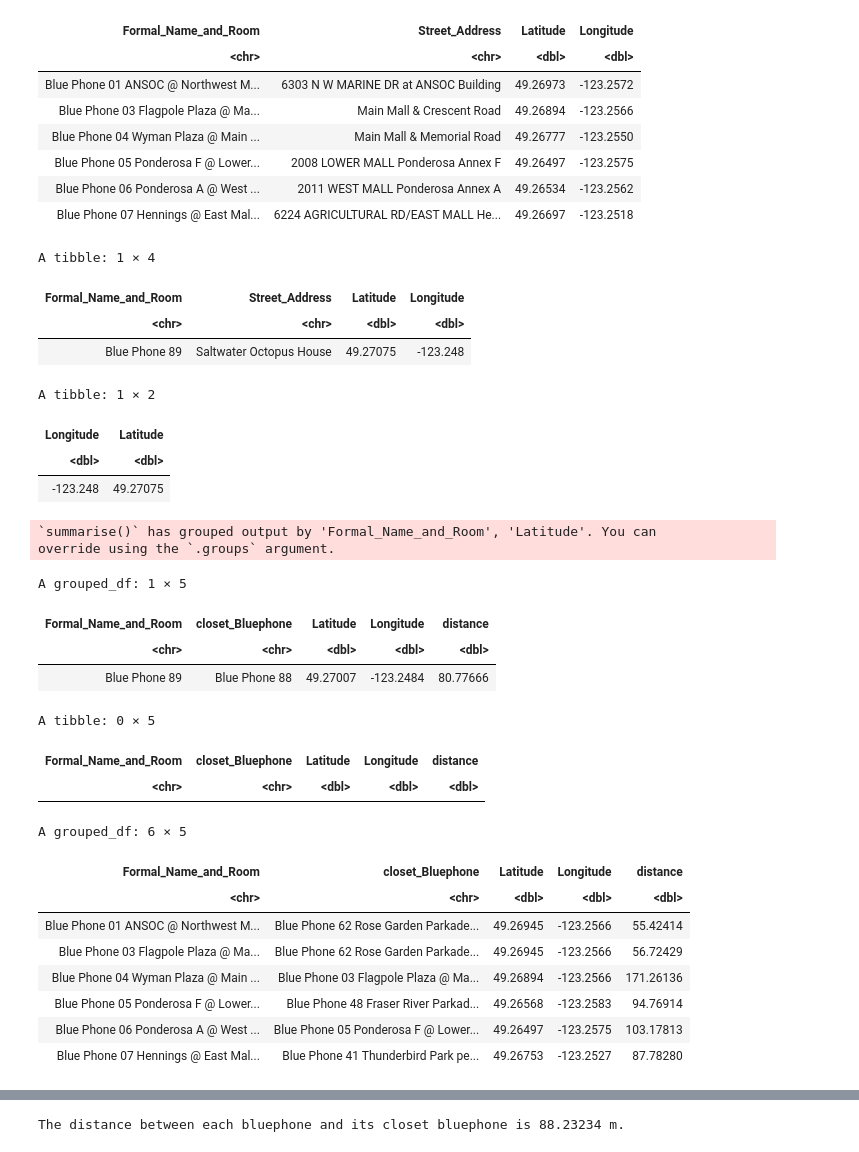
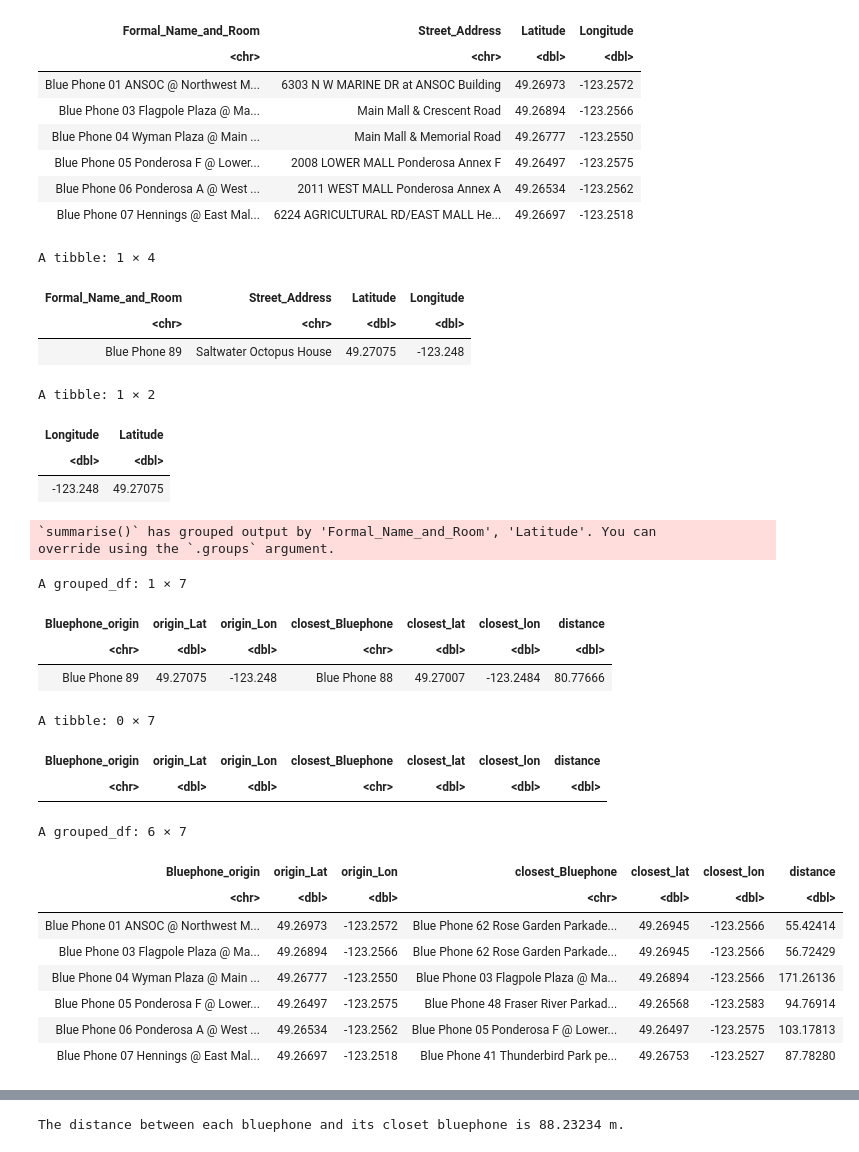
Before and after one commit to AllenCheng5186/VANT149-Group9-Research-Project, a Jupyter notebook: Main Ready for Print.ipynb, the cells around one changed output, grey strips where cells are left out. Cells and saved outputs as stored; diff of their text form; code cells hidden in the pictures.

```diff
--- a/Main Ready for Print.ipynb
+++ b/Main Ready for Print.ipynb
@@ -139,10 +142,12 @@ Bluephone_distance <- rest_bluephone |>
         summarize(distance = distGeo(first_bluephone_lon_lat, c(Longitude, Latitude))) |>
         arrange(distance) |>
         head(1) |>
-        mutate(Bluephone_origin = pull(first_bluephone, Formal_Name_and_Room)) |>
-        select(Bluephone_origin, Formal_Name_and_Room, Latitude, Longitude, distance)
+        mutate(Bluephone_origin = pull(first_bluephone, Formal_Name_and_Room),
+               origin_Lat = pull(first_bluephone, Latitude),
+               origin_Lon = pull(first_bluephone, Longitude)) |>
+        select(Bluephone_origin, origin_Lat, origin_Lon, Formal_Name_and_Room, Latitude, Longitude, distance)
 
-colnames(Bluephone_distance) <- c("Formal_Name_and_Room", "closet_Bluephone", "Latitude", "Longitude", "distance")
+colnames(Bluephone_distance) <- c("Bluephone_origin", "origin_Lat", "origin_Lon", "closest_Bluephone", "closest_lat", "closest_lon", "distance")
 
 Bluephone_distance
 # %% [output]
@@ -156,52 +161,55 @@ A tibble: 1 × 2
 | -123.248 | 49.27075 |
 `summarise()` has grouped output by 'Formal_Name_and_Room', 'Latitude'. You can
 override using the `.groups` argument.
-A grouped_df: 1 × 5
+A grouped_df: 1 × 7
-| Formal_Name_and_Room | closet_Bluephone | Latitude | Longitude | distance |
-| <chr> | <chr> | <dbl> | <dbl> | <dbl> |
-| Blue Phone 89 | Blue Phone 88 | 49.27007 | -123.2484 | 80.77666 |
+| Bluephone_origin | origin_Lat | origin_Lon | closest_Bluephone | closest_lat | closest_lon | distance |
+| <chr> | <dbl> | <dbl> | <chr> | <dbl> | <dbl> | <dbl> |
+| Blue Phone 89 | 49.27075 | -123.248 | Blue Phone 88 | 49.27007 | -123.2484 | 80.77666 |
 # %%
-bluephone_closest_distance <- as_tibble(filter(Bluephone_distance, Latitude == 1))
+bluephone_closest_distance <- as_tibble(filter(Bluephone_distance, Bluephone_origin == 1))
 bluephone_closest_distance
 # %% [output]
-A tibble: 0 × 5
+A tibble: 0 × 7
-| Formal_Name_and_Room | closet_Bluephone | Latitude | Longitude | distance |
-| <chr> | <chr> | <dbl> | <dbl> | <dbl> |
+| Bluephone_origin | origin_Lat | origin_Lon | closest_Bluephone | closest_lat | closest_lon | distance |
+| <chr> | <dbl> | <dbl> | <chr> | <dbl> | <dbl> | <dbl> |
 # %%
-bluephone_closest_distance <- filter(Bluephone_distance, Latitude == 1)
+bluephone_closest_distance <- filter(Bluephone_distance, Bluephone_origin == 1)
 
 options(dplyr.summarise.inform = FALSE) #disable dplyr messages in code
 
 for (i in 1:89){
     first_bluephone <- Bluephone_location[i, ]
     first_bluephone_lon_lat <- select(first_bluephone, Longitude, Latitude)
     rest_bluephone <- Bluephone_location |>
         filter(Latitude != pull(first_bluephone, Latitude))
 
     Bluephone_distance <- rest_bluephone |>
         group_by(Formal_Name_and_Room, Latitude, Longitude) |>
         summarize(distance = distGeo(first_bluephone_lon_lat, c(Longitude, Latitude))) |>
         arrange(distance) |>
         head(1) |>
-        mutate(Bluephone_origin = pull(first_bluephone, Formal_Name_and_Room)) |>
-        select(Bluephone_origin, Formal_Name_and_Room, Latitude, Longitude, distance)
+        mutate(Bluephone_origin = pull(first_bluephone, Formal_Name_and_Room),
+               origin_Lat = pull(first_bluephone, Latitude),
+               origin_Lon = pull(first_bluephone, Longitude)) |>
+        select(Bluephone_origin, origin_Lat, origin_Lon, Formal_Name_and_Room, Latitude, Longitude, distance)
 
-    colnames(Bluephone_distance) <- c("Formal_Name_and_Room", "closet_Bluephone", "Latitude", "Longitude", "distance")
+    colnames(Bluephone_distance) <- c("Bluephone_origin", "origin_Lat", "origin_Lon",
+                                      "closest_Bluephone", "closest_lat", "closest_lon", "distance")
 
     bluephone_closest_distance <- bind_rows(bluephone_closest_distance, Bluephone_distance)
 }
 
 head(bluephone_closest_distance)
 # %% [output]
-A grouped_df: 6 × 5
+A grouped_df: 6 × 7
-| Formal_Name_and_Room | closet_Bluephone | Latitude | Longitude | distance |
-| <chr> | <chr> | <dbl> | <dbl> | <dbl> |
-| Blue Phone 01 ANSOC @ Northwest M... | Blue Phone 62 Rose Garden Parkade... | 49.26945 | -123.2566 | 55.42414 |
-| Blue Phone 03 Flagpole Plaza @ Ma... | Blue Phone 62 Rose Garden Parkade... | 49.26945 | -123.2566 | 56.72429 |
-| Blue Phone 04 Wyman Plaza @ Main ... | Blue Phone 03 Flagpole Plaza @ Ma... | 49.26894 | -123.2566 | 171.26136 |
-| Blue Phone 05 Ponderosa F @ Lower... | Blue Phone 48 Fraser River Parkad... | 49.26568 | -123.2583 | 94.76914 |
-| Blue Phone 06 Ponderosa A @ West ... | Blue Phone 05 Ponderosa F @ Lower... | 49.26497 | -123.2575 | 103.17813 |
-| Blue Phone 07 Hennings @ East Mal... | Blue Phone 41 Thunderbird Park pe... | 49.26753 | -123.2527 | 87.78280 |
+| Bluephone_origin | origin_Lat | origin_Lon | closest_Bluephone | closest_lat | closest_lon | distance |
+| <chr> | <dbl> | <dbl> | <chr> | <dbl> | <dbl> | <dbl> |
+| Blue Phone 01 ANSOC @ Northwest M... | 49.26973 | -123.2572 | Blue Phone 62 Rose Garden Parkade... | 49.26945 | -123.2566 | 55.42414 |
+| Blue Phone 03 Flagpole Plaza @ Ma... | 49.26894 | -123.2566 | Blue Phone 62 Rose Garden Parkade... | 49.26945 | -123.2566 | 56.72429 |
+| Blue Phone 04 Wyman Plaza @ Main ... | 49.26777 | -123.2550 | Blue Phone 03 Flagpole Plaza @ Ma... | 49.26894 | -123.2566 | 171.26136 |
+| Blue Phone 05 Ponderosa F @ Lower... | 49.26497 | -123.2575 | Blue Phone 48 Fraser River Parkad... | 49.26568 | -123.2583 | 94.76914 |
+| Blue Phone 06 Ponderosa A @ West ... | 49.26534 | -123.2562 | Blue Phone 05 Ponderosa F @ Lower... | 49.26497 | -123.2575 | 103.17813 |
+| Blue Phone 07 Hennings @ East Mal... | 49.26697 | -123.2518 | Blue Phone 41 Thunderbird Park pe... | 49.26753 | -123.2527 | 87.78280 |
 # %%
 write_csv(bluephone_closest_distance, file = "data/Each Bluephone Distance with Closet.csv")
 # %%
```
Also changed, not shown: parts of 10 cells of this notebook, 4 other files.
